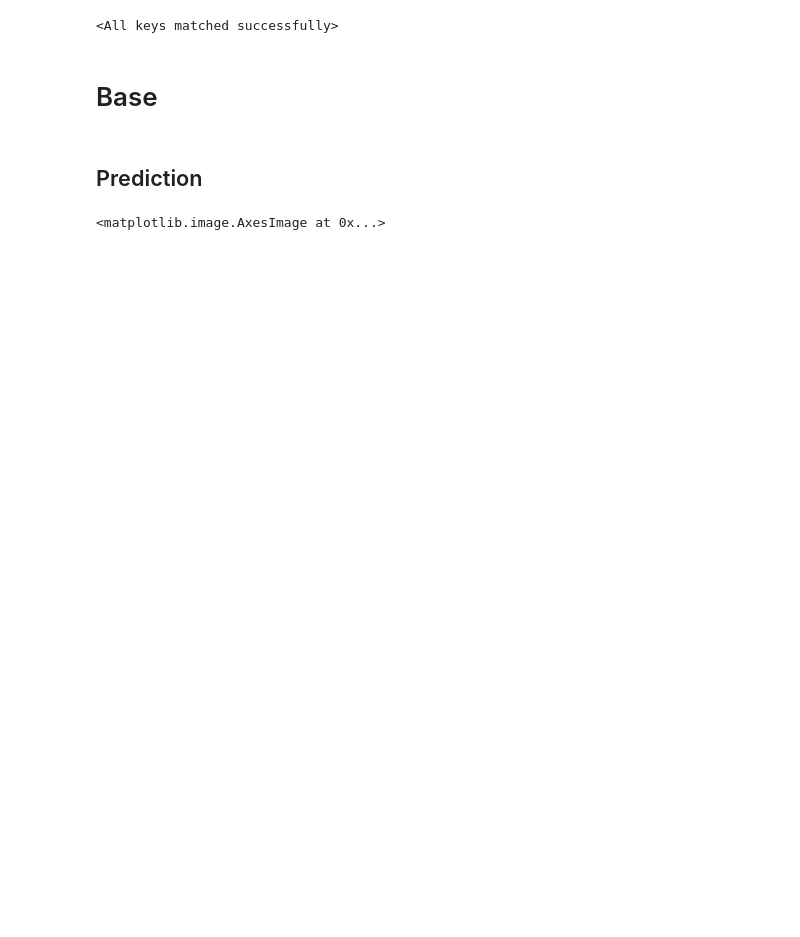
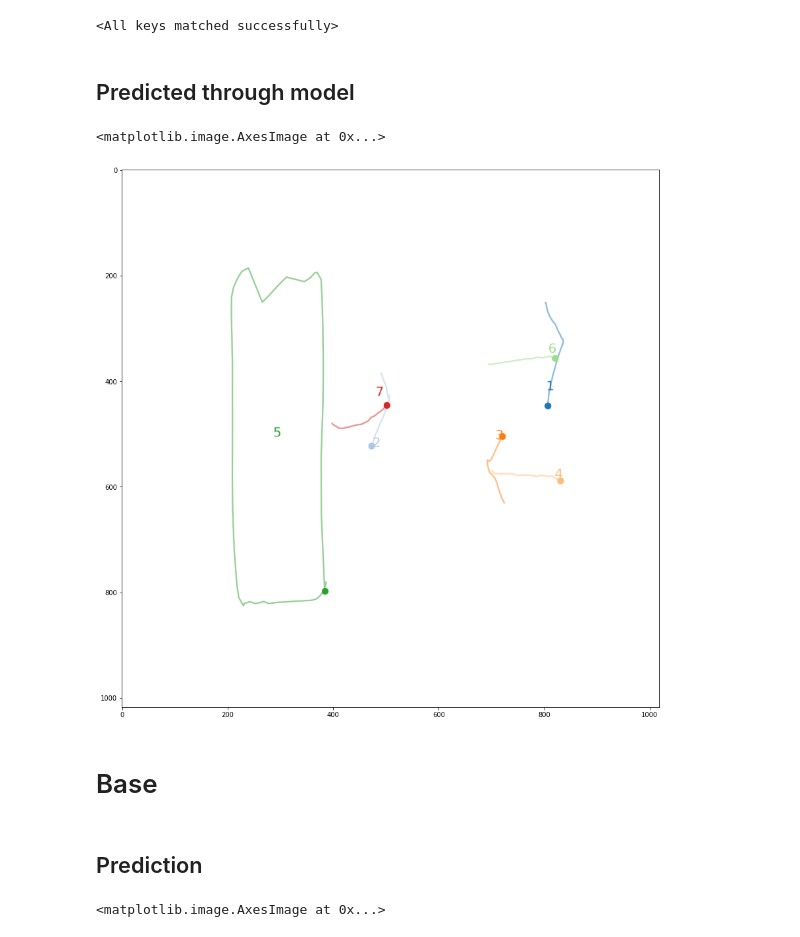
Before and after one commit to IAmigos/CoSE-pytorch, a Jupyter notebook: Alex_validating_pred_targets.ipynb, the cells around one changed output. Cells and saved outputs as stored; diff of their text form; code cells hidden in the pictures; blank space fills up the shorter version.

```diff
--- a/Alex_validating_pred_targets.ipynb
+++ b/Alex_validating_pred_targets.ipynb
@@ -49,2 +87,27 @@ sampled_input_start_pos, sampled_input_emb,sampled_seq_len_emb,sampled_target_st
+# %% [markdown]
+## Predicted through model
+# %%
+emb_ = sampled_input_emb[n_diagram][:sampled_seq_len_emb[n_diagram].int()].to(cose.device)
+base_batch_start_pos = sampled_input_start_pos[n_diagram][:sampled_seq_len_emb[n_diagram].int()].to(cose.device)
+base_draw_seq_len = np.array([50]*(emb_.size(0)))
+base_batch_stroke = decode_sequence(cose.decoder, emb_, base_draw_seq_len, cose.device)
+# %%
+emb_ = emb_pred[n_diagram].unsqueeze(dim=0).to(cose.device)
+predicted_batch_start_pos = out_pos_sample[n_diagram].unsqueeze(dim=0).to(cose.device)
+predicted_draw_seq_len = np.array([50]*(emb_.size(0)))
+predicted_batch_stroke = decode_sequence(cose.decoder, emb_, predicted_draw_seq_len, cose.device)
+# %%
+batch_start_pos = torch.vstack([base_batch_start_pos,predicted_batch_start_pos])
+batch_stroke = torch.vstack([base_batch_stroke,predicted_batch_stroke])
+draw_seq_len = np.append(base_draw_seq_len, predicted_draw_seq_len)
+# %%
+npfig, fig, _, _ = transform_strokes_to_image(batch_stroke.detach().cpu(), draw_seq_len, batch_start_pos.detach().cpu(), mean_channel,
+                               std_channel, num_strokes=batch_stroke.shape[0], stroke_pred=None, start_coord_pred=None, output_path = log_dir, output_file = 'noutput_pruebas',  save  = True, square_figure=True, alpha=0.5, highlight_start=True)
+# %%
+plt.figure(figsize = (15,15))
+plt.imshow(npfig)
+# %% [output]
+<matplotlib.image.AxesImage at 0x...>
+[figure, added]
 # %% [markdown]
 # Base
```
Also changed, not shown: parts of 19 cells of this notebook, 5 other files.
